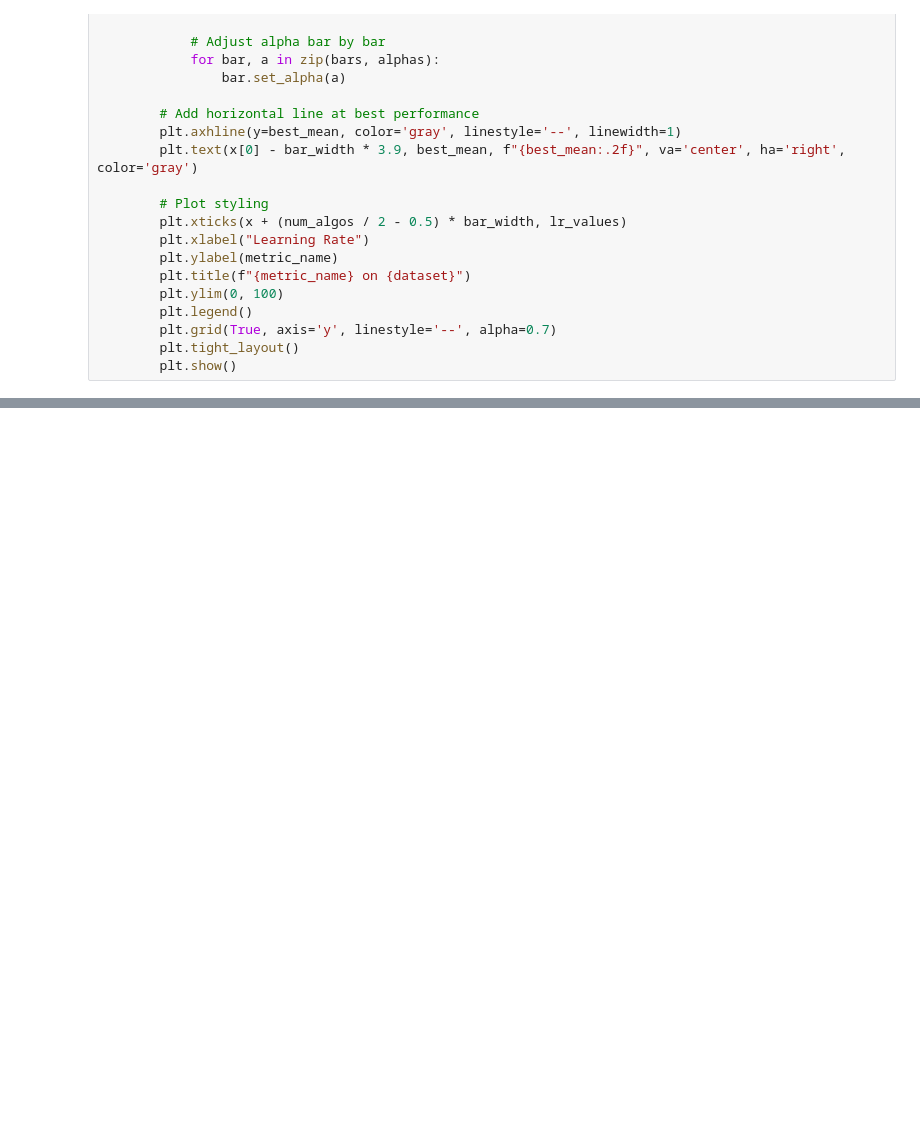
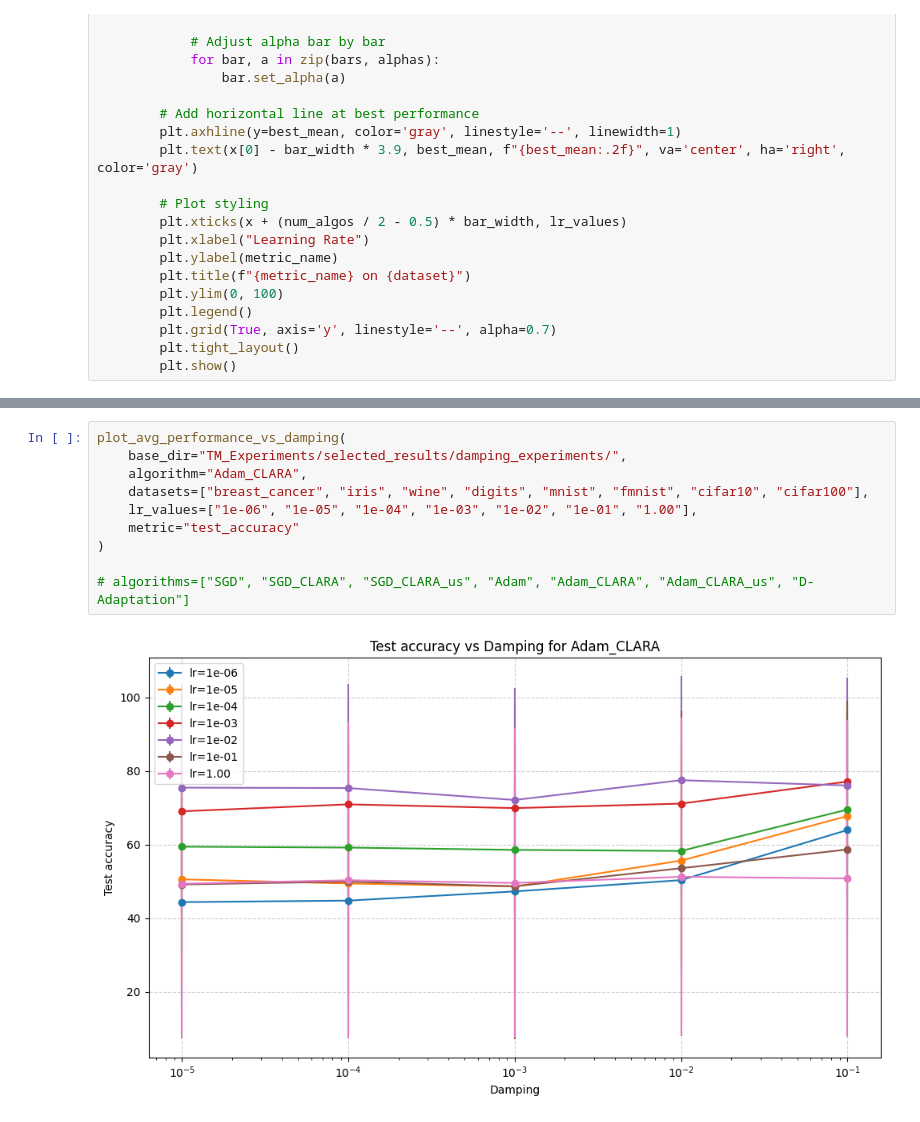
Before and after one commit to asmaatamna/cumulative-learning-rate-adaptation, a Jupyter notebook: Plot-learning-rate-experiments-results.ipynb, the cells around one changed output, grey strips where cells are left out. Saved outputs shown, nothing was run; the diff lists cells and outputs as text; blank space fills up the shorter version.

```diff
--- a/Plot-learning-rate-experiments-results.ipynb
+++ b/Plot-learning-rate-experiments-results.ipynb
@@ -274,0 +362,12 @@ plot_algorithm_performance(
+# %%
+plot_avg_performance_vs_damping(
+    base_dir="TM_Experiments/selected_results/damping_experiments/",
+    algorithm="Adam_CLARA",
+    datasets=["breast_cancer", "iris", "wine", "digits", "mnist", "fmnist", "cifar10", "cifar100"],
+    lr_values=["1e-06", "1e-05", "1e-04", "1e-03", "1e-02", "1e-01", "1.00"],
+    metric="test_accuracy"
+)
+
+# algorithms=["SGD", "SGD_CLARA", "SGD_CLARA_us", "Adam", "Adam_CLARA", "Adam_CLARA_us", "D-Adaptation"]
+# %% [output]
+[figure, added]
```
Also changed, not shown: parts of 11 cells of this notebook, 1 other file.
